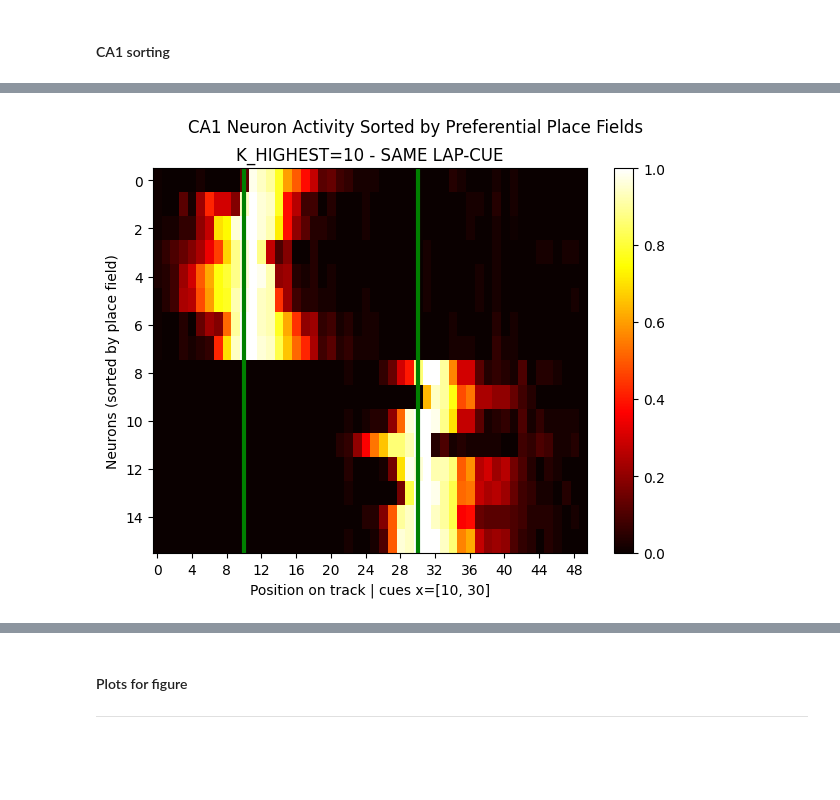
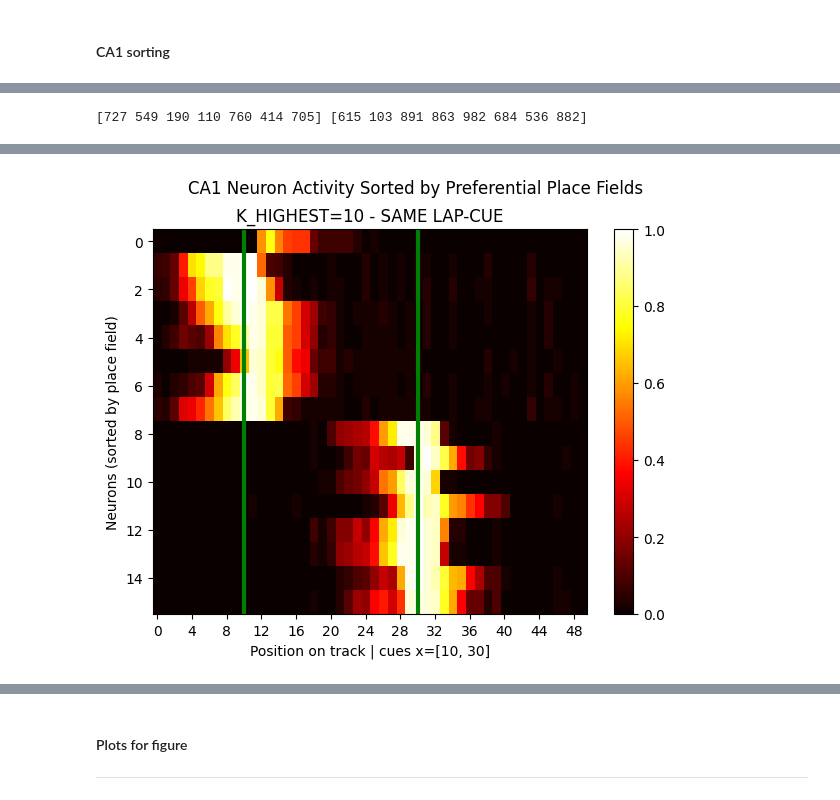
Before and after one commit to iKiru-hub/KAMemory, a Jupyter notebook: src/lab_2.ipynb, the cells around one changed output, grey strips where cells are left out. Drawn from its saved outputs; the diff is of its cells as text; code cells hidden in the pictures; blank space fills up the shorter version.

Commit message:
figure png

```diff
--- a/src/lab_2.ipynb
+++ b/src/lab_2.ipynb
@@ -1336,12 +1354,15 @@ KeyError: 'dim_ei'
 #### model
 # %%
 """ initialization """
-network_params["alpha"] = 0.6
+network_params["alpha"] = 0.5
 alpha_baseline = 0.1
 network_params["num_cues"] = 2
 track_params["cue_position"] = [10, 30]
+track_params["num_laps"] = 100
+
 
 track_train_input, lap_cues, alpha_samples = get_track_input(tp=track_params,
-                                         network_params=network_params, cue_duration=1)
+                                         network_params=network_params,
+                                                             cue_duration=1)
 logger(f"shape: {track_train_input.shape} {lap_cues.shape}")
 # %% [output]
@@ -1365,7 +1386,8 @@ lap 98, cue 0
 lap 99, cue 1
 # %%
 """ make model """
-W_ei_ca1, W_ca1_eo, B_ei_ca1, B_ca1_eo = autoencoder.get_weights(bias=network_params["bias"])
+W_ei_ca1, W_ca1_eo, B_ei_ca1, B_ca1_eo = autoencoder.get_weights(
+                                                        bias=network_params["bias"])
 
 model = models.MTL(W_ei_ca1=W_ei_ca1,
             W_ca1_eo=W_ca1_eo,
@@ -1715,3 +1740,7 @@ selective_neurons = np.concatenate((neurons_cue_1, neurons_cue_2))
+# %%
+print(neurons_cue_1, neurons_cue_2)
+# %% [output]
+[727 549 190 110 760 414 705] [615 103 891 863 982 684 536 882]
 # %%
 """ POSITION-a CUE-a """
 
@@ -1740,7 +1769,7 @@ for k in range(NUM_CUES):
 fig, ax = plt.subplots(1, 1,
                       figsize=(7, 5),
                       sharex=True)
-plt.suptitle(f'{name.upper()} Neuron Activity Sorted by Preferential Place Fields')
+plt.suptitle(f'CA1 Neuron Activity Sorted by Preferential Place Fields')
 
 cax = ax.imshow(ca1_a.T[:len(selective_neurons)], aspect='auto', cmap='hot', interpolation='nearest',
           vmin=0, vmax=1)
@@ -1760,4 +1789,4 @@ plt.show()
-[figure, old version]
+[figure, new version]
 # %%
 """ POSITION-a CUE-b """
 
```
Also changed, not shown: parts of 21 cells of this notebook, 1 other file.
